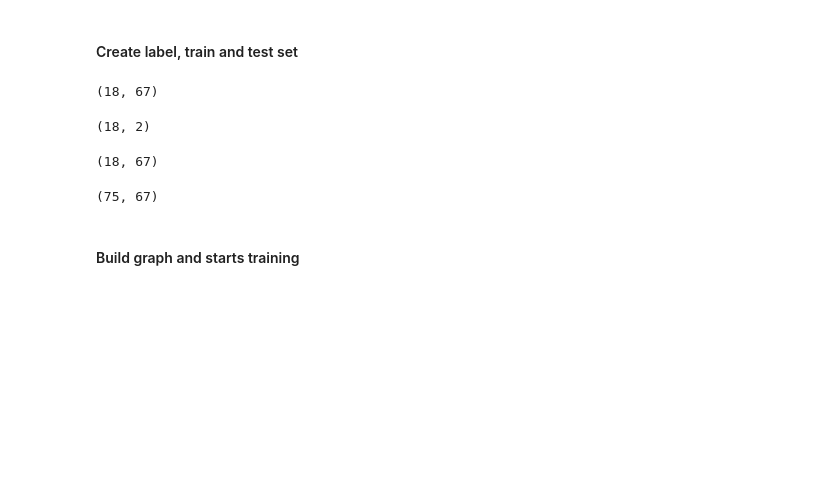
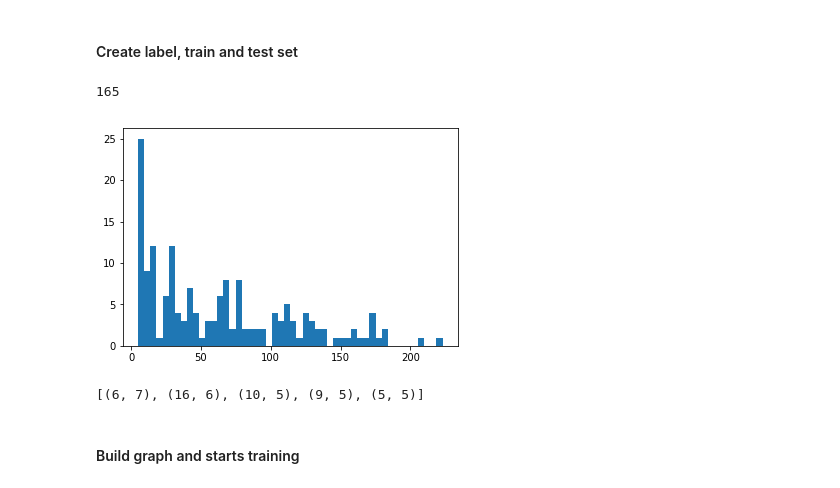
Before and after one commit to samshipengs/Coordinated-Multi-Agent-Imitation-Learning, a Jupyter notebook: code/Modelling.ipynb, the cells around one changed output. Cells and saved outputs as stored; diff of their text form; code cells hidden in the pictures; blank space fills up the shorter version.

```diff
--- a/code/Modelling.ipynb
+++ b/code/Modelling.ipynb
@@ -113,22 +113,21 @@ p = 0.8 # train percentage
 divider = int(len(single_game)*p)
 train_game, test_game = game_data[:divider], game_data[divider:]
 train_target, test_target = game_target[:divider], game_target[divider:]
-# %%
-game_data[0].shape
-# %% [output]
-(18, 67)
-# %%
-game_target[0].shape
-# %% [output]
-(18, 2)
-# %%
-game_data[1].shape
-# %% [output]
-(18, 67)
-# %%
-game_data[2].shape
-# %% [output]
-(75, 67)
+# %%
+len(game_data)
+# %% [output]
+165
+# %%
+game_lens = [len(i) for i in game_data]
+_ = plt.hist(game_lens, bins=50)
+# %% [output]
+[figure, added]
+# %%
+import collections
+counter=collections.Counter(game_lens)
+counter.most_common(5)
+# %% [output]
+[(6, 7), (16, 6), (10, 5), (9, 5), (5, 5)]
 # %% [markdown]
 #### Build graph and starts training
 # %%
```
Also changed, not shown: parts of 4 cells of this notebook, 1 other file.
